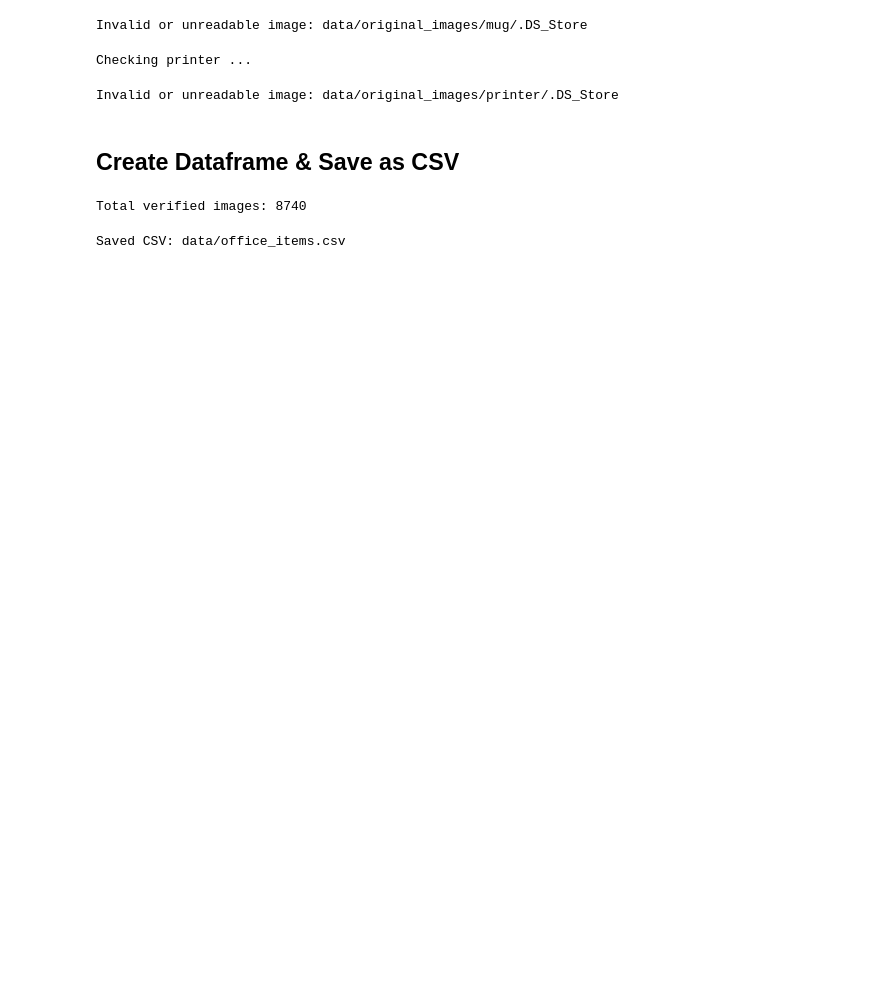
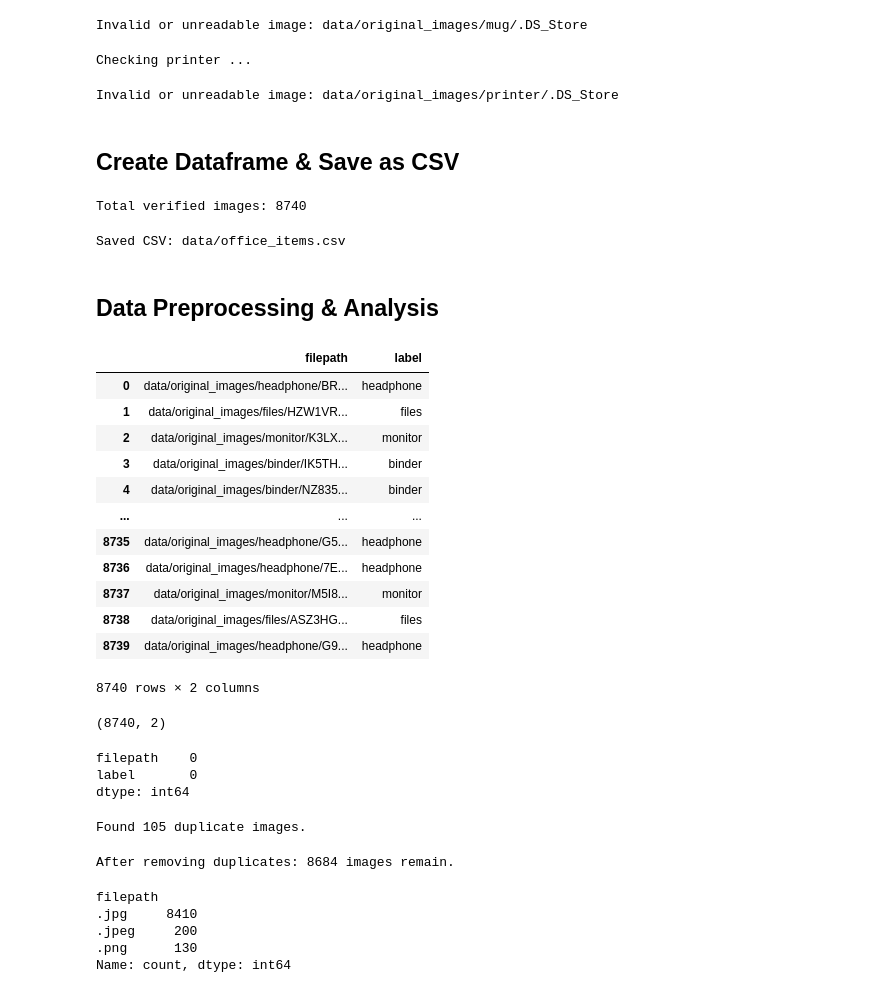
Before and after one commit to Sanish1246/office-items-recognition, a Jupyter notebook: office-items-prediction/data_preprocessing.ipynb, the cells around one changed output. Cells and saved outputs as stored; diff of their text form; code cells hidden in the pictures; blank space fills up the shorter version.

Commit message:
data preprocessing & analysis

```diff
--- a/office-items-prediction/data_preprocessing.ipynb
+++ b/office-items-prediction/data_preprocessing.ipynb
@@ -109,3 +113,62 @@ df_office.to_csv(csv_path, index=False)
 print(f"Saved CSV: {csv_path}")
 # %% [output]
 Saved CSV: data/office_items.csv
+# %% [markdown]
+## Data Preprocessing & Analysis
+# %%
+# print dataframe
+df_office
+# %% [output]
+|  | filepath | label |
+| 0 | data/original_images/headphone/BR... | headphone |
+| 1 | data/original_images/files/HZW1VR... | files |
+| 2 | data/original_images/monitor/K3LX... | monitor |
+| 3 | data/original_images/binder/IK5TH... | binder |
+| 4 | data/original_images/binder/NZ835... | binder |
+| ... | ... | ... |
+| 8735 | data/original_images/headphone/G5... | headphone |
+| 8736 | data/original_images/headphone/7E... | headphone |
+| 8737 | data/original_images/monitor/M5I8... | monitor |
+| 8738 | data/original_images/files/ASZ3HG... | files |
+| 8739 | data/original_images/headphone/G9... | headphone |
+8740 rows × 2 columns
+# %%
+# number of rows & columns
+df_office.shape
+# %% [output]
+(8740, 2)
+# %%
+# check for missing values
+df_office.isnull().sum()
+# %% [output]
+filepath    0
+label       0
+dtype: int64
+# %%
+# check for duplicate images using hash
+def file_hash(path):
+    with open(path, "rb") as f:
+        return hashlib.md5(f.read()).hexdigest()
+
+df_office['hash'] = df_office['filepath'].apply(file_hash)
+
+# Find duplicates
+duplicates = df_office[df_office.duplicated('hash', keep=False)]
+print(f"Found {len(duplicates)} duplicate images.")
+# %% [output]
+Found 105 duplicate images.
+# %%
+# drop duplicate images using the hash column
+df_office.drop_duplicates(subset=['hash'], inplace=True)
+print(f"After removing duplicates: {len(df_office)} images remain.")
+# %% [output]
+After removing duplicates: 8684 images remain.
+# %%
+# File extensions in dataset
+print(df_office['filepath'].apply(lambda x: Path(x).suffix.lower()).value_counts())
+# %% [output]
+filepath
+.jpg     8410
+.jpeg     200
+.png      130
+Name: count, dtype: int64
```
Also changed, not shown: parts of 5 cells of this notebook.
